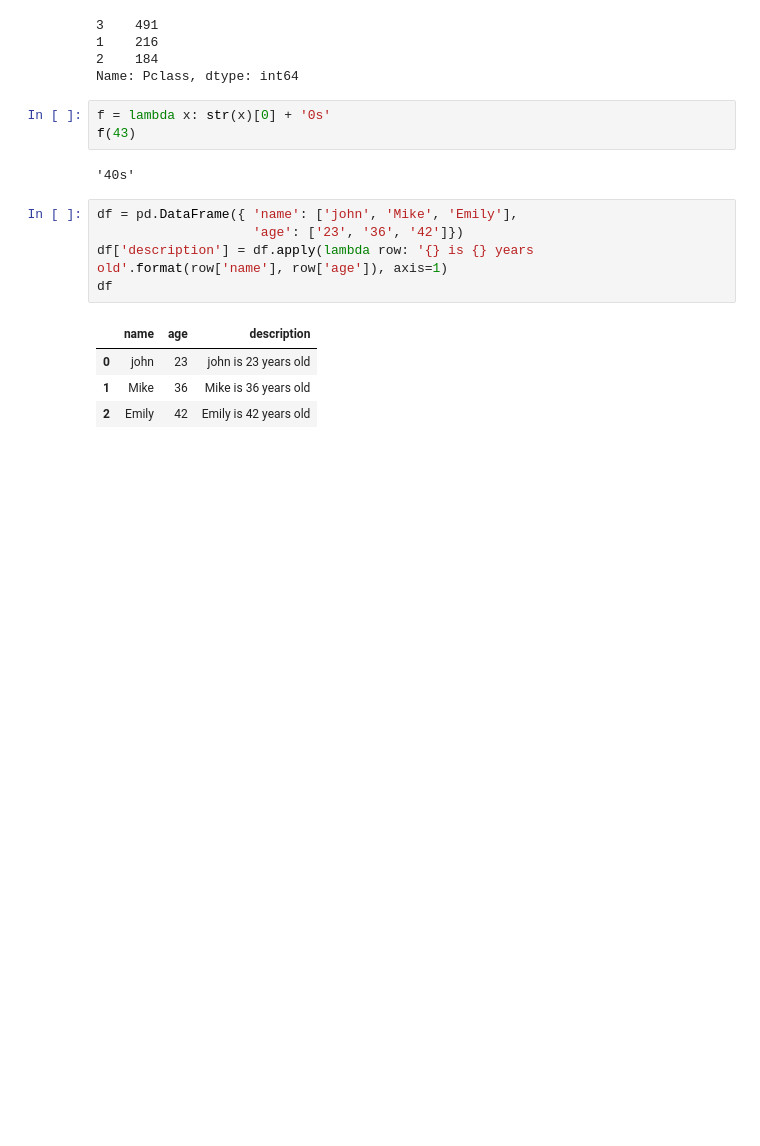
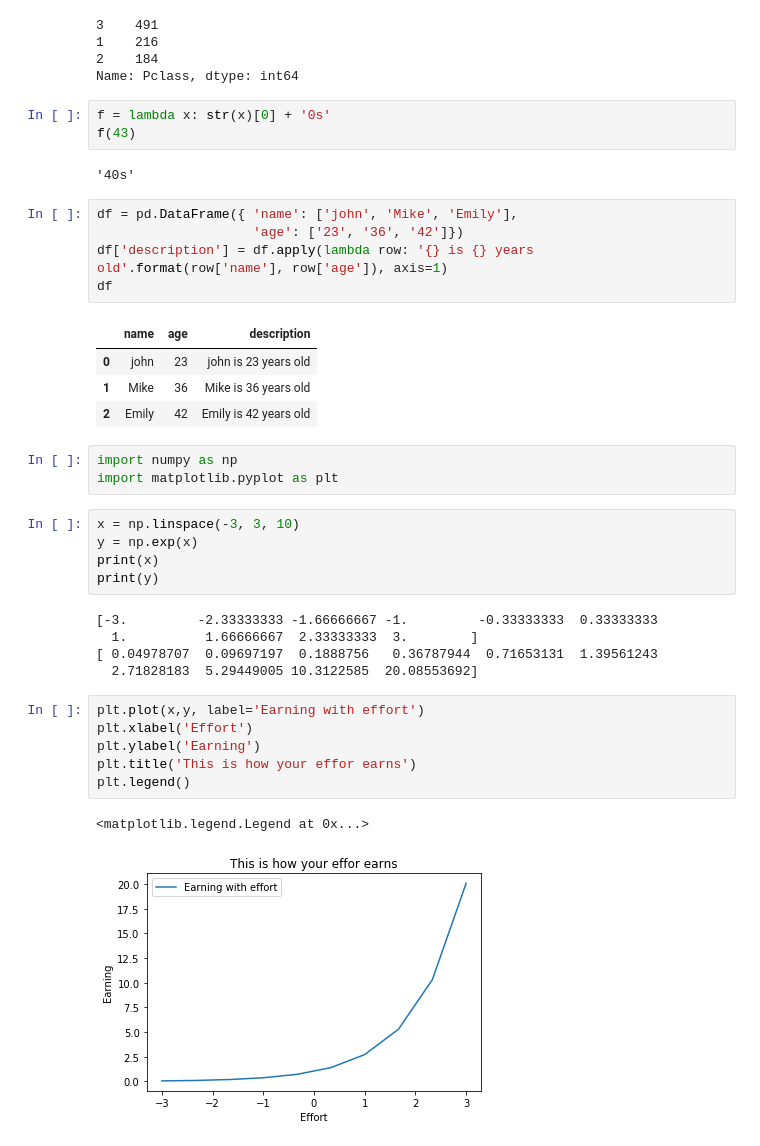
Before and after one commit to kiyo09/AI_Academy, a Jupyter notebook: kaggle/kameblog.ipynb, the cells around one changed output. Cells and saved outputs as stored; diff of their text form; blank space fills up the shorter version.

```diff
--- a/kaggle/kameblog.ipynb
+++ b/kaggle/kameblog.ipynb
@@ -268,3 +268,25 @@ df
 | 0 | john | 23 | john is 23 years old |
 | 1 | Mike | 36 | Mike is 36 years old |
 | 2 | Emily | 42 | Emily is 42 years old |
+# %%
+import numpy as np
+import matplotlib.pyplot as plt
+# %%
+x = np.linspace(-3, 3, 10)
+y = np.exp(x)
+print(x)
+print(y)
+# %% [output]
+[-3.         -2.33333333 -1.66666667 -1.         -0.33333333  0.33333333
+  1.          1.66666667  2.33333333  3.        ]
+[ 0.04978707  0.09697197  0.1888756   0.36787944  0.71653131  1.39561243
+  2.71828183  5.29449005 10.3122585  20.08553692]
+# %%
+plt.plot(x,y, label='Earning with effort')
+plt.xlabel('Effort')
+plt.ylabel('Earning')
+plt.title('This is how your effor earns')
+plt.legend()
+# %% [output]
+<matplotlib.legend.Legend at 0x...>
+[figure, added]
```
Also changed, not shown: parts of 2 cells of this notebook.
